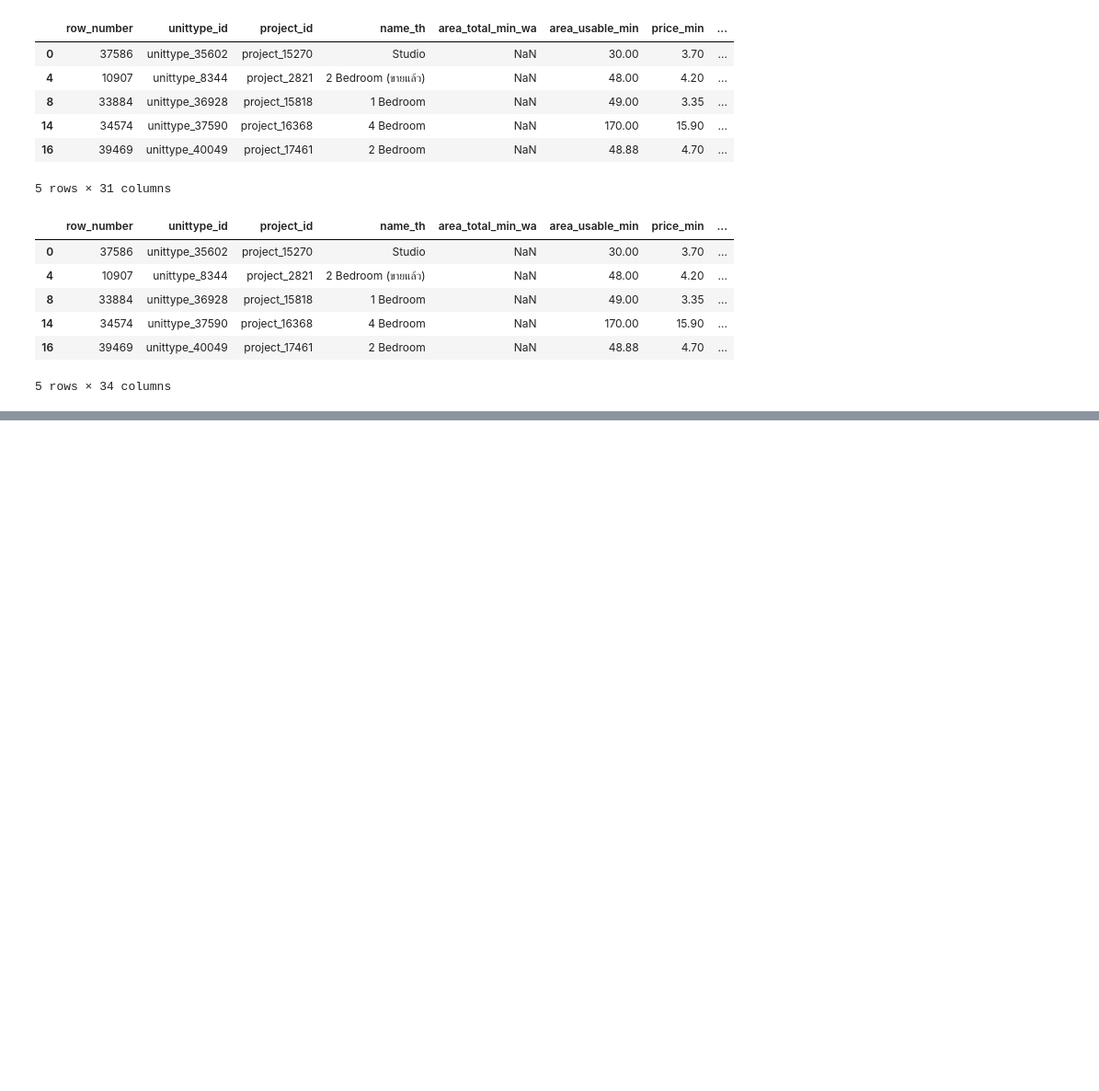
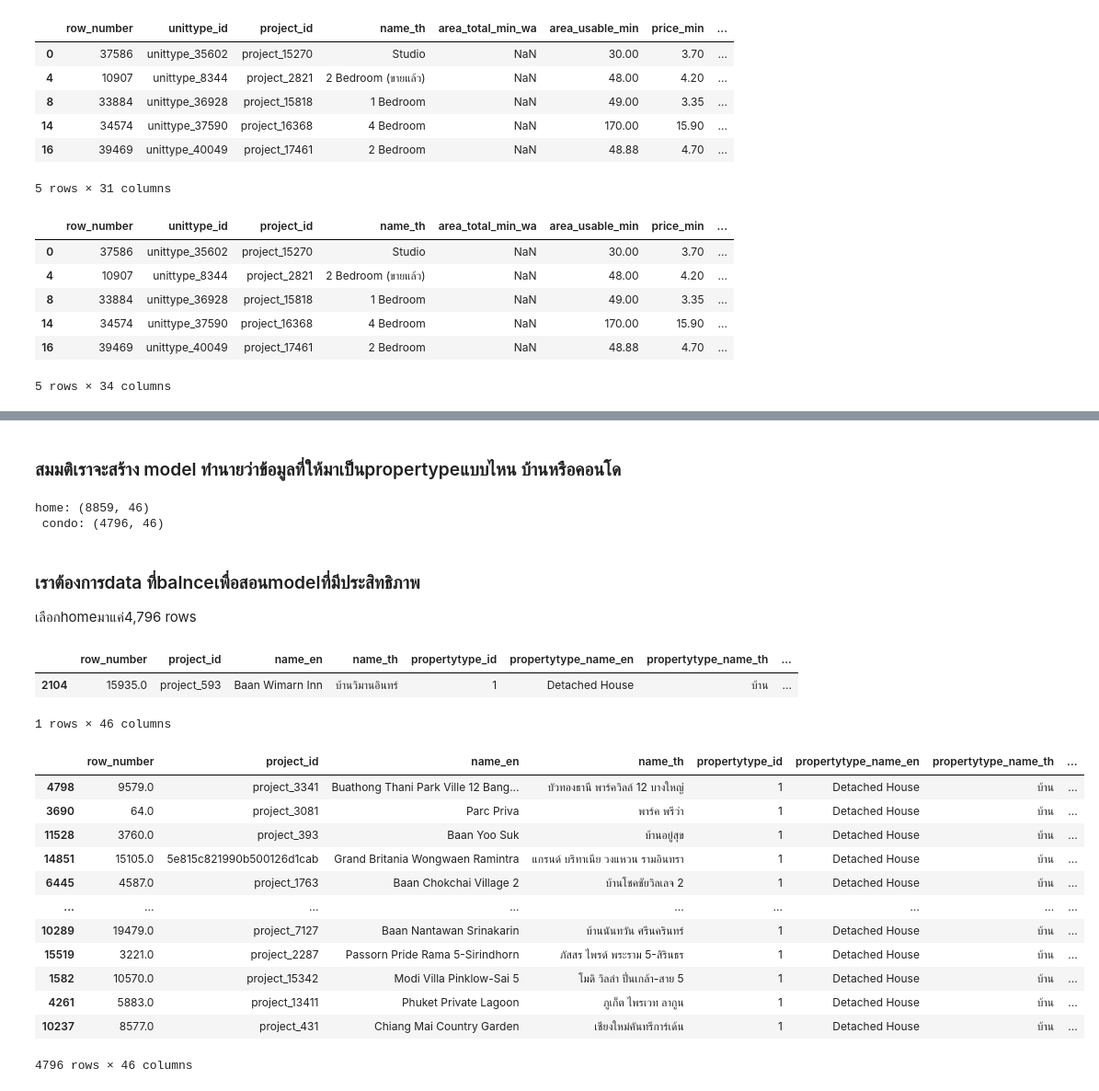
Before and after one commit to 1witsarut/BSC_DPDM2025, a Jupyter notebook: Ch3_Data_preprocessing.ipynb, the cells around one changed output, grey strips where cells are left out. Shown at 92% size. Drawn from its saved outputs; the diff is of its cells as text; code cells hidden in the pictures; blank space fills up the shorter version.

```diff
--- a/Ch3_Data_preprocessing.ipynb
+++ b/Ch3_Data_preprocessing.ipynb
@@ -741,0 +762,4 @@ condohouse_source.head()
+# %% [markdown]
+### สมมติเราจะสร้าง model ทำนายว่าข้อมูลที่ให้มาเป็นpropertypeแบบไหน บ้านหรือคอนโด
+# %%
+home = project_df[project_df['propertytype_name_th']=='บ้าน']
@@ -741,0 +768,31 @@ condohouse_source.head()
+# %%
+print(f'home: {home.shape}\n condo: {condo.shape}')
+# %% [output]
+home: (8859, 46)
+ condo: (4796, 46)
+# %% [markdown]
+### เราต้องการdata ที่balnceเพื่อสอนmodelที่มีประสิทธิภาพ
+
+เลือกhomeมาแค่4,796 rows
+# %%
+home.sample()
+# %% [output]
+|  | row_number | project_id | name_en | name_th | propertytype_id | propertytype_name_en | propertytype_name_th | ... |
+| 2104 | 15935.0 | project_593 | Baan Wimarn Inn | บ้านวิมานอินทร์ | 1 | Detached House | บ้าน | ... |
+1 rows × 46 columns
+# %%
+home.sample(4796)
+# %% [output]
+|  | row_number | project_id | name_en | name_th | propertytype_id | propertytype_name_en | propertytype_name_th | ... |
+| 4798 | 9579.0 | project_3341 | Buathong Thani Park Ville 12 Bang... | บัวทองธานี พาร์ควิลล์ 12 บางใหญ่ | 1 | Detached House | บ้าน | ... |
+| 3690 | 64.0 | project_3081 | Parc Priva | พาร์ค พรีว่า | 1 | Detached House | บ้าน | ... |
+| 11528 | 3760.0 | project_393 | Baan Yoo Suk | บ้านอยู่สุข | 1 | Detached House | บ้าน | ... |
+| 14851 | 15105.0 | 5e815c821990b500126d1cab | Grand Britania Wongwaen Ramintra | แกรนด์ บริทาเนีย วงแหวน รามอินทรา | 1 | Detached House | บ้าน | ... |
+| 6445 | 4587.0 | project_1763 | Baan Chokchai Village 2 | บ้านโชคชัยวิลเลจ 2 | 1 | Detached House | บ้าน | ... |
+| ... | ... | ... | ... | ... | ... | ... | ... | ... |
+| 10289 | 19479.0 | project_7127 | Baan Nantawan Srinakarin | บ้านนันทวัน ศรีนครินทร์ | 1 | Detached House | บ้าน | ... |
+| 15519 | 3221.0 | project_2287 | Passorn Pride Rama 5-Sirindhorn | ภัสสร ไพรด์ พระราม 5-สิรินธร | 1 | Detached House | บ้าน | ... |
+| 1582 | 10570.0 | project_15342 | Modi Villa Pinklow-Sai 5 | โมดิ วิลล่า ปิ่นเกล้า-สาย 5 | 1 | Detached House | บ้าน | ... |
+| 4261 | 5883.0 | project_13411 | Phuket Private Lagoon | ภูเก็ต ไพรเวท ลากูน | 1 | Detached House | บ้าน | ... |
+| 10237 | 8577.0 | project_431 | Chiang Mai Country Garden | เชียงใหม่คันทรีการ์เด้น | 1 | Detached House | บ้าน | ... |
+4796 rows × 46 columns
```
Also changed, not shown: parts of 14 cells of this notebook.
